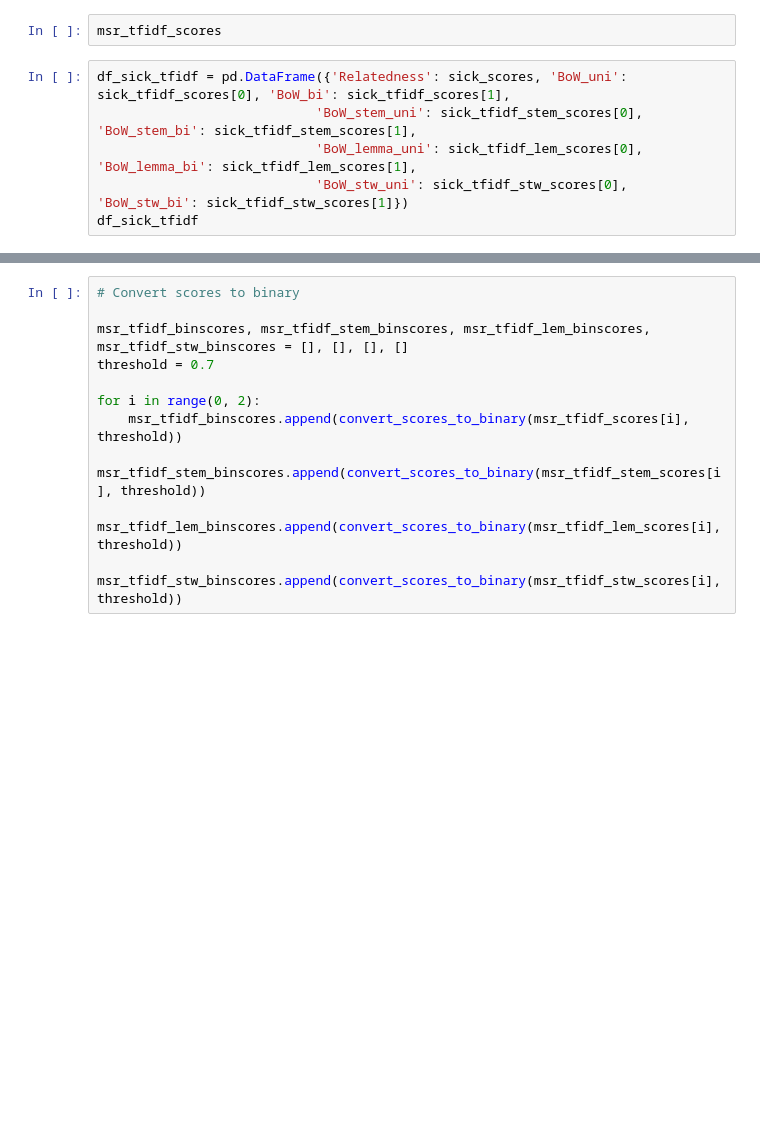
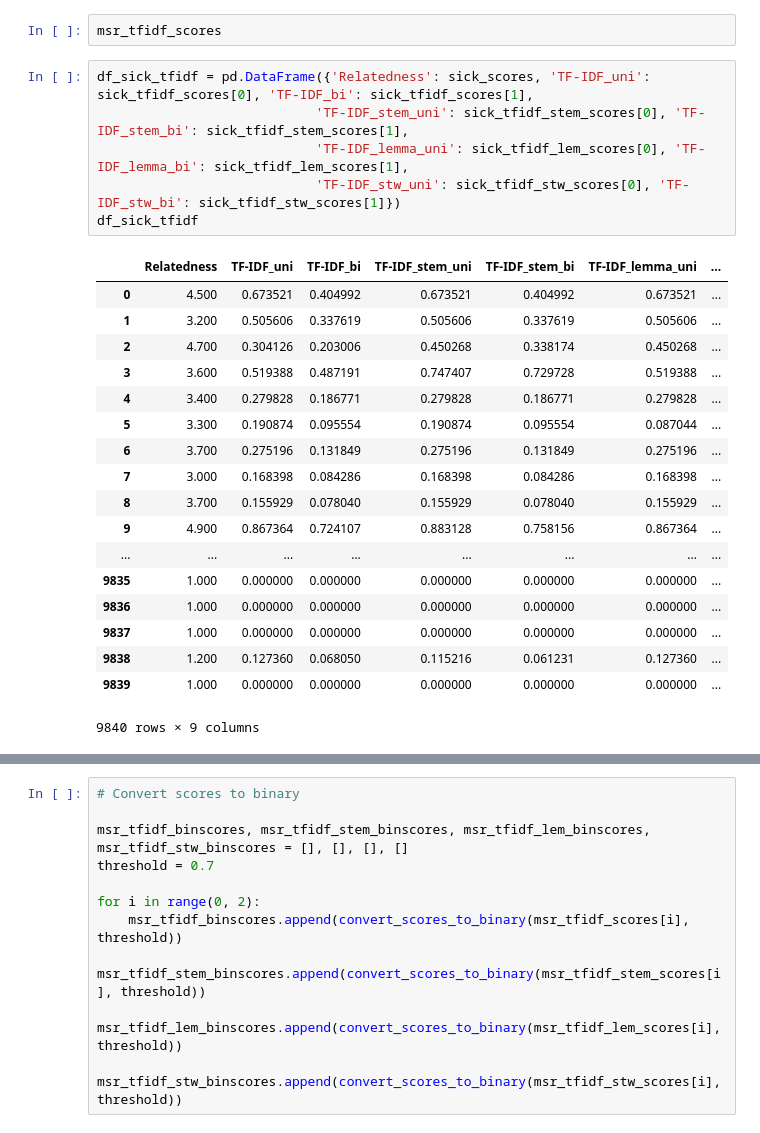
Before and after one commit to mar00nie/NLP-Text-Similarity, a Jupyter notebook: Text_Analysis.ipynb, the cells around one changed output, grey strips where cells are left out. Saved outputs shown, nothing was run; the diff lists cells and outputs as text; blank space fills up the shorter version.

```diff
--- a/Text_Analysis.ipynb
+++ b/Text_Analysis.ipynb
@@ -554,11 +706,30 @@ sick_tfidf_scores
 # %%
 msr_tfidf_scores
 # %%
-df_sick_tfidf = pd.DataFrame({'Relatedness': sick_scores, 'BoW_uni': sick_tfidf_scores[0], 'BoW_bi': sick_tfidf_scores[1],
-                            'BoW_stem_uni': sick_tfidf_stem_scores[0], 'BoW_stem_bi': sick_tfidf_stem_scores[1],
-                            'BoW_lemma_uni': sick_tfidf_lem_scores[0], 'BoW_lemma_bi': sick_tfidf_lem_scores[1],
-                            'BoW_stw_uni': sick_tfidf_stw_scores[0], 'BoW_stw_bi': sick_tfidf_stw_scores[1]})
+df_sick_tfidf = pd.DataFrame({'Relatedness': sick_scores, 'TF-IDF_uni': sick_tfidf_scores[0], 'TF-IDF_bi': sick_tfidf_scores[1],
+                            'TF-IDF_stem_uni': sick_tfidf_stem_scores[0], 'TF-IDF_stem_bi': sick_tfidf_stem_scores[1],
+                            'TF-IDF_lemma_uni': sick_tfidf_lem_scores[0], 'TF-IDF_lemma_bi': sick_tfidf_lem_scores[1],
+                            'TF-IDF_stw_uni': sick_tfidf_stw_scores[0], 'TF-IDF_stw_bi': sick_tfidf_stw_scores[1]})
 df_sick_tfidf
+# %% [output]
+|  | Relatedness | TF-IDF_uni | TF-IDF_bi | TF-IDF_stem_uni | TF-IDF_stem_bi | TF-IDF_lemma_uni | ... |
+| 0 | 4.500 | 0.673521 | 0.404992 | 0.673521 | 0.404992 | 0.673521 | ... |
+| 1 | 3.200 | 0.505606 | 0.337619 | 0.505606 | 0.337619 | 0.505606 | ... |
+| 2 | 4.700 | 0.304126 | 0.203006 | 0.450268 | 0.338174 | 0.450268 | ... |
+| 3 | 3.600 | 0.519388 | 0.487191 | 0.747407 | 0.729728 | 0.519388 | ... |
+| 4 | 3.400 | 0.279828 | 0.186771 | 0.279828 | 0.186771 | 0.279828 | ... |
+| 5 | 3.300 | 0.190874 | 0.095554 | 0.190874 | 0.095554 | 0.087044 | ... |
+| 6 | 3.700 | 0.275196 | 0.131849 | 0.275196 | 0.131849 | 0.275196 | ... |
+| 7 | 3.000 | 0.168398 | 0.084286 | 0.168398 | 0.084286 | 0.168398 | ... |
+| 8 | 3.700 | 0.155929 | 0.078040 | 0.155929 | 0.078040 | 0.155929 | ... |
+| 9 | 4.900 | 0.867364 | 0.724107 | 0.883128 | 0.758156 | 0.867364 | ... |
+| ... | ... | ... | ... | ... | ... | ... | ... |
+| 9835 | 1.000 | 0.000000 | 0.000000 | 0.000000 | 0.000000 | 0.000000 | ... |
+| 9836 | 1.000 | 0.000000 | 0.000000 | 0.000000 | 0.000000 | 0.000000 | ... |
+| 9837 | 1.000 | 0.000000 | 0.000000 | 0.000000 | 0.000000 | 0.000000 | ... |
+| 9838 | 1.200 | 0.127360 | 0.068050 | 0.115216 | 0.061231 | 0.127360 | ... |
+| 9839 | 1.000 | 0.000000 | 0.000000 | 0.000000 | 0.000000 | 0.000000 | ... |
+9840 rows × 9 columns
 # %%
 # Implementation
 
```
Also changed, not shown: parts of 14 cells of this notebook, 1 other file.
